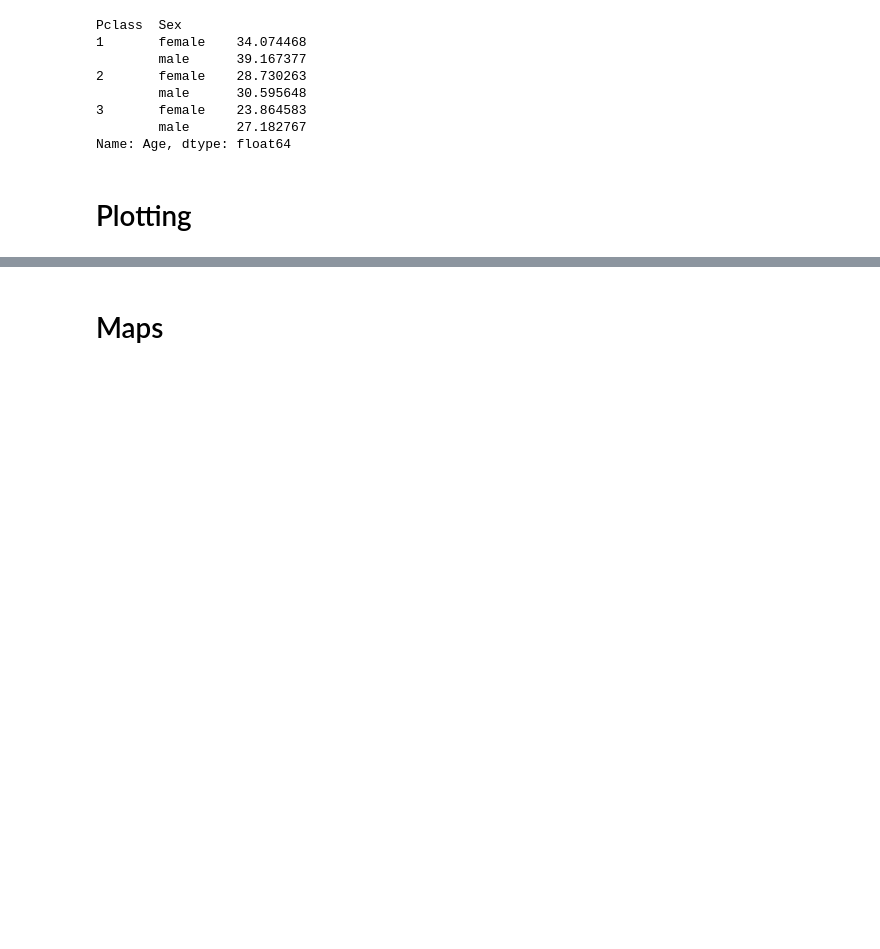
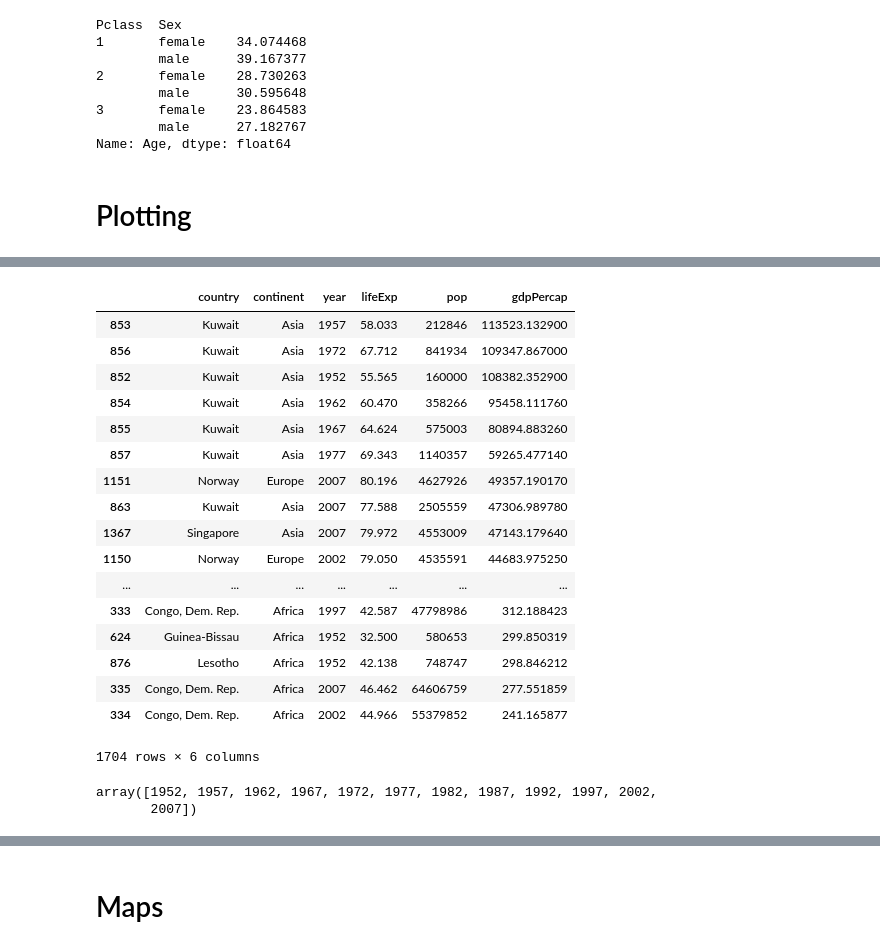
Before and after one commit to BharathC15/NielitChennai, a Jupyter notebook: python/pyBasic.ipynb, the cells around one changed output, grey strips where cells are left out. Saved outputs shown, nothing was run; the diff lists cells and outputs as text; code cells hidden in the pictures; blank space fills up the shorter version.

```diff
--- a/python/pyBasic.ipynb
+++ b/python/pyBasic.ipynb
@@ -679,0 +695,26 @@ Name: Age, dtype: float64
+# %%
+df.sort_values(by="gdpPercap",ascending=False)
+# %% [output]
+|  | country | continent | year | lifeExp | pop | gdpPercap |
+| 853 | Kuwait | Asia | 1957 | 58.033 | 212846 | 113523.132900 |
+| 856 | Kuwait | Asia | 1972 | 67.712 | 841934 | 109347.867000 |
+| 852 | Kuwait | Asia | 1952 | 55.565 | 160000 | 108382.352900 |
+| 854 | Kuwait | Asia | 1962 | 60.470 | 358266 | 95458.111760 |
+| 855 | Kuwait | Asia | 1967 | 64.624 | 575003 | 80894.883260 |
+| 857 | Kuwait | Asia | 1977 | 69.343 | 1140357 | 59265.477140 |
+| 1151 | Norway | Europe | 2007 | 80.196 | 4627926 | 49357.190170 |
+| 863 | Kuwait | Asia | 2007 | 77.588 | 2505559 | 47306.989780 |
+| 1367 | Singapore | Asia | 2007 | 79.972 | 4553009 | 47143.179640 |
+| 1150 | Norway | Europe | 2002 | 79.050 | 4535591 | 44683.975250 |
+| ... | ... | ... | ... | ... | ... | ... |
+| 333 | Congo, Dem. Rep. | Africa | 1997 | 42.587 | 47798986 | 312.188423 |
+| 624 | Guinea-Bissau | Africa | 1952 | 32.500 | 580653 | 299.850319 |
+| 876 | Lesotho | Africa | 1952 | 42.138 | 748747 | 298.846212 |
+| 335 | Congo, Dem. Rep. | Africa | 2007 | 46.462 | 64606759 | 277.551859 |
+| 334 | Congo, Dem. Rep. | Africa | 2002 | 44.966 | 55379852 | 241.165877 |
+1704 rows × 6 columns
+# %%
+df.year.unique()
+# %% [output]
+array([1952, 1957, 1962, 1967, 1972, 1977, 1982, 1987, 1992, 1997, 2002,
+       2007])
```
Also changed, not shown: parts of 7 cells of this notebook, 1 other file.
